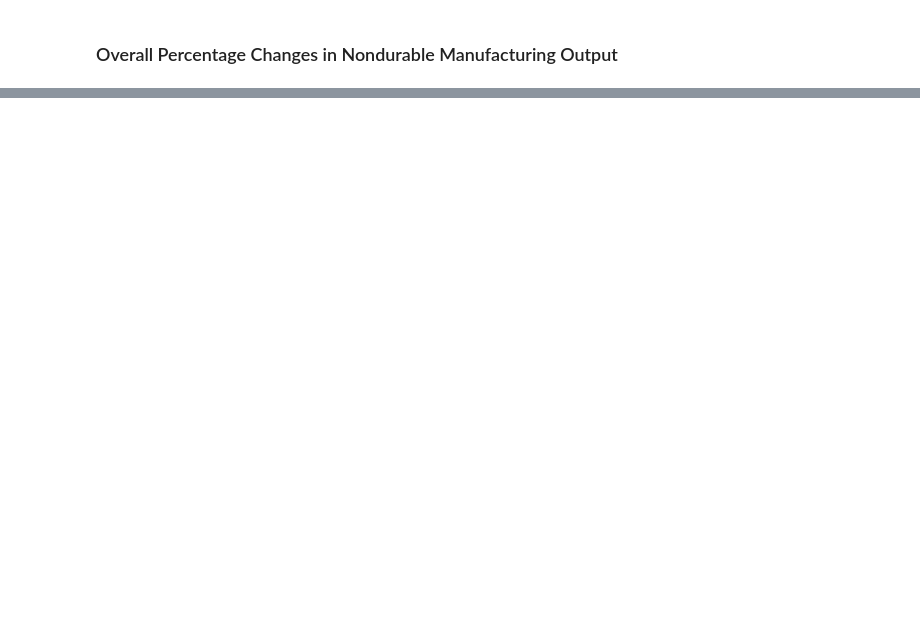
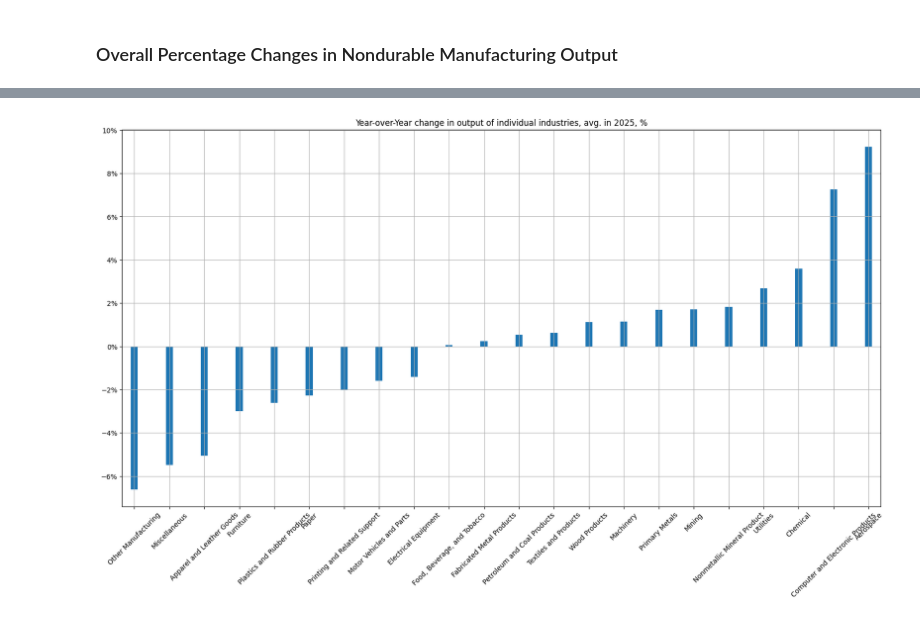
Before and after one commit to ilchen/US_Economic_Data_Analysis, a Jupyter notebook: Industrial_Production.ipynb, the cells around one changed output, grey strips where cells are left out. Drawn from its saved outputs; the diff is of its cells as text; code cells hidden in the pictures; blank space fills up the shorter version.

```diff
--- a/Industrial_Production.ipynb
+++ b/Industrial_Production.ipynb
@@ -720 +734,8 @@ ax.yaxis.set_major_formatter('{x:,.0%}')
+# %%
+ax = all_ind_prod_comps_unweighted_ytd.plot.bar(
+        figsize=(20,10), grid=True, rot=45, width=0.2,
+        title='Year-over-Year change in output of individual industries' + YTD_SUFFIX)
+ax.yaxis.set_major_formatter('{x:,.0%}')
+# %% [output]
+[figure, new version]
 # %% [markdown]
```
Also changed, not shown: parts of 40 cells of this notebook.
